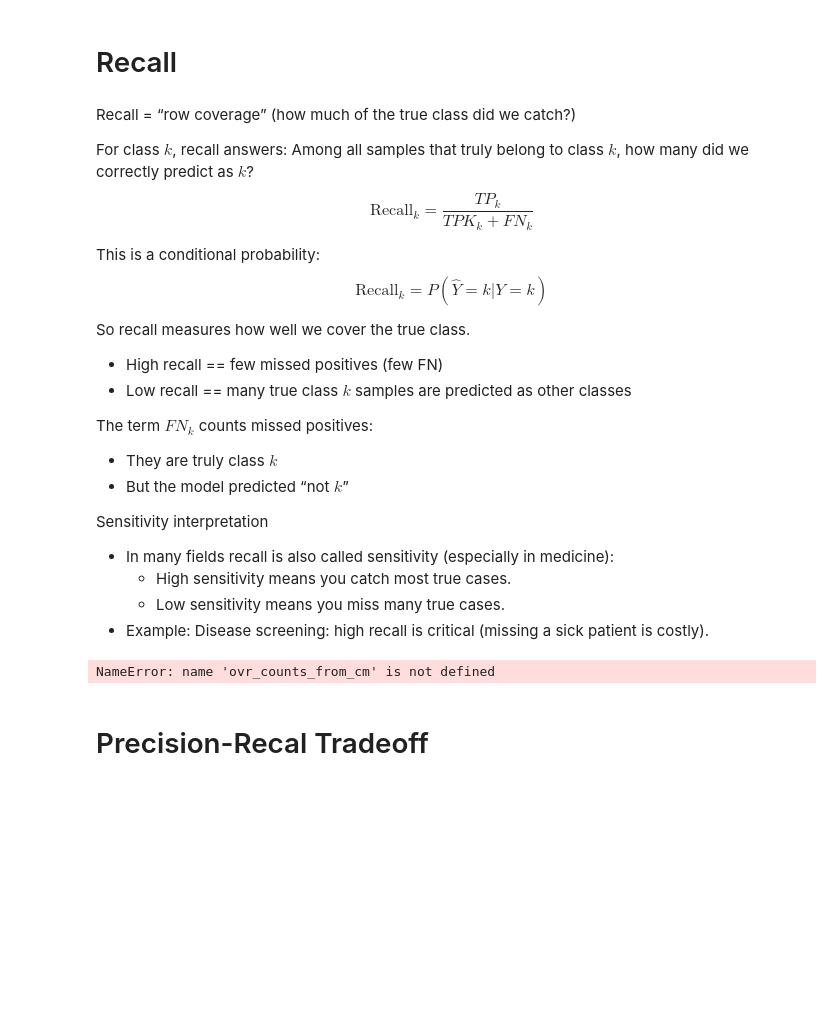
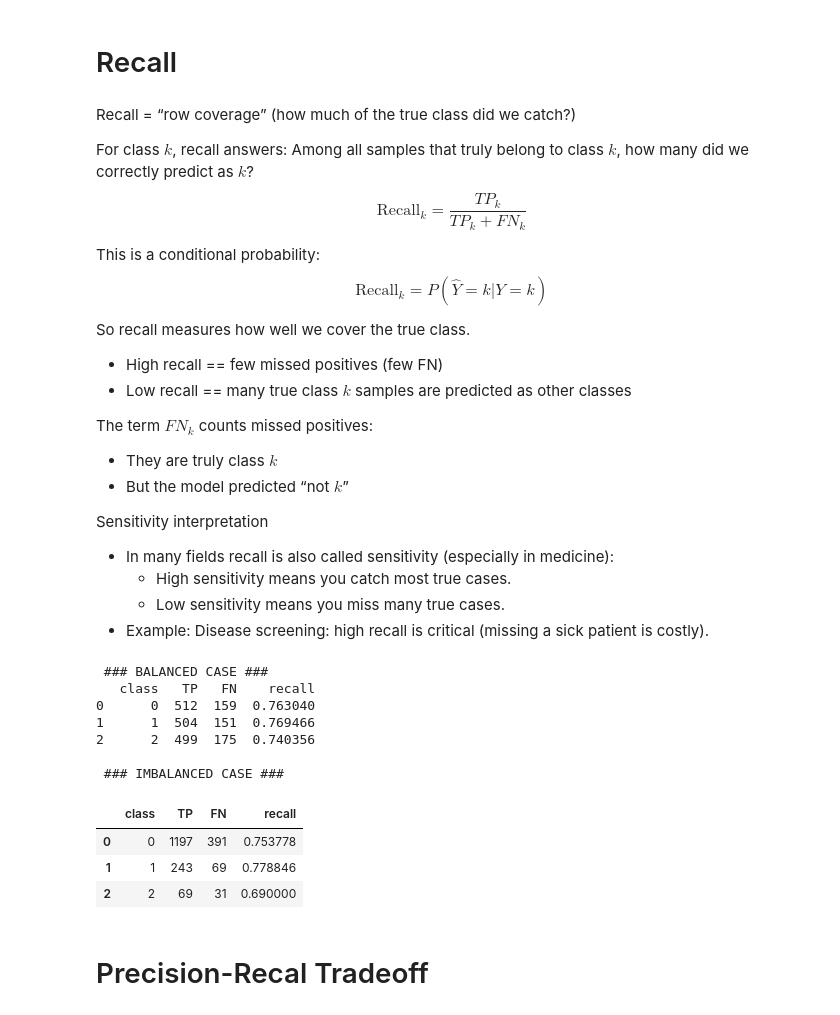
Before and after one commit to wegolletz/Machine-Learning, a Jupyter notebook: notebooks/02_confusion_matrix.ipynb, the cells around one changed output. Drawn from its saved outputs; the diff is of its cells as text; code cells hidden in the pictures; blank space fills up the shorter version.

```diff
--- a/notebooks/02_confusion_matrix.ipynb
+++ b/notebooks/02_confusion_matrix.ipynb
@@ -214,7 +240,7 @@ Recall = “row coverage” (how much of the true class did we catch?)
 
 For class $k$, recall answers: Among all samples that truly belong to class
 $k$, how many did we correctly predict as $k$?
-$$\text{Recall}_k = \frac{TP_k}{TPK_k + FN_k}$$
+$$\text{Recall}_k = \frac{TP_k}{TP_k + FN_k}$$
 
 This is a conditional probability:
 $$\text{Recall}_k = P(\hat{Y}=k | Y = k)$$
@@ -235,12 +261,26 @@ Sensitivity interpretation
 # %%
 def recall_from_counts(TP, FN):
     return TP / (TP + FN) if (TP + FN) != 0 else np.nan
 
-ovr = ovr_counts_from_cm(cm)
-ovr["recall"] = [recall_from_counts(r.TP, r.FN) for r in ovr.itertuples(index=False)]
-ovr[["class", "TP", "FN", "recall"]]
+print(f" ### BALANCED CASE ### ")
+ovr_df_A["recall"] = [recall_from_counts(r.TP, r.FN) for r in ovr_df_A.itertuples(index=False)]
+print(ovr_df_A[["class", "TP", "FN", "recall"]])
+
+print(f"\n ### IMBALANCED CASE ### ")
+ovr_df_B["recall"] = [recall_from_counts(r.TP, r.FN) for r in ovr_df_B.itertuples(index=False)]
+ovr_df_B[["class", "TP", "FN", "recall"]]
 # %% [output]
-NameError: name 'ovr_counts_from_cm' is not defined
+ ### BALANCED CASE ###
+   class   TP   FN    recall
+0      0  512  159  0.763040
+1      1  504  151  0.769466
+2      2  499  175  0.740356
+
+ ### IMBALANCED CASE ###
+|  | class | TP | FN | recall |
+| 0 | 0 | 1197 | 391 | 0.753778 |
+| 1 | 1 | 243 | 69 | 0.778846 |
+| 2 | 2 | 69 | 31 | 0.690000 |
 # %% [markdown]
 # Precision-Recal Tradeoff
 # %% [markdown]
```
Also changed, not shown: parts of 6 cells of this notebook, 1 other file.
